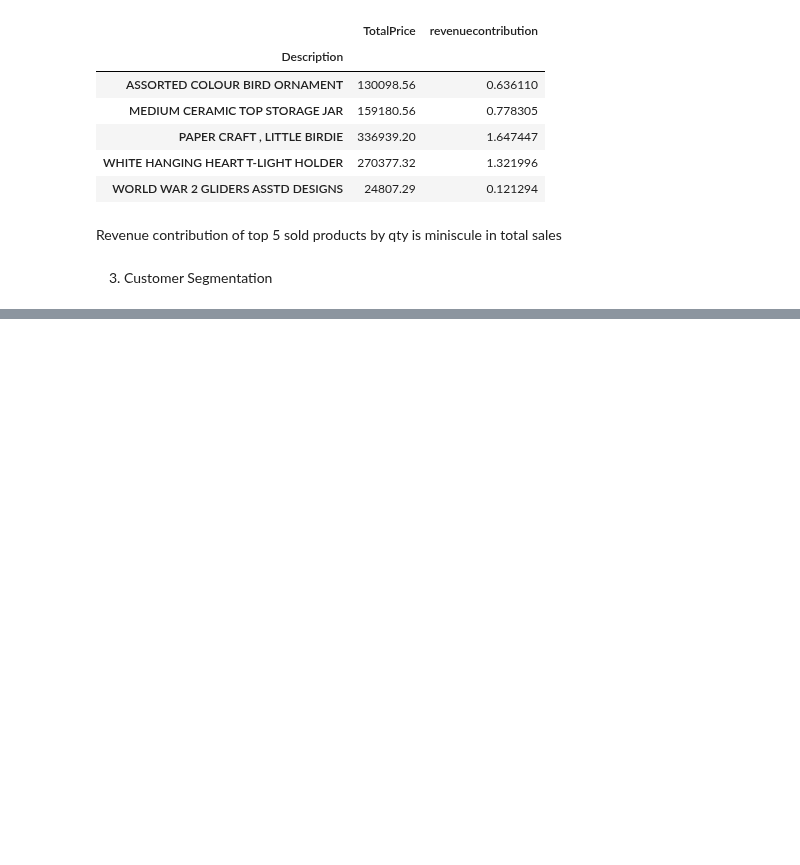
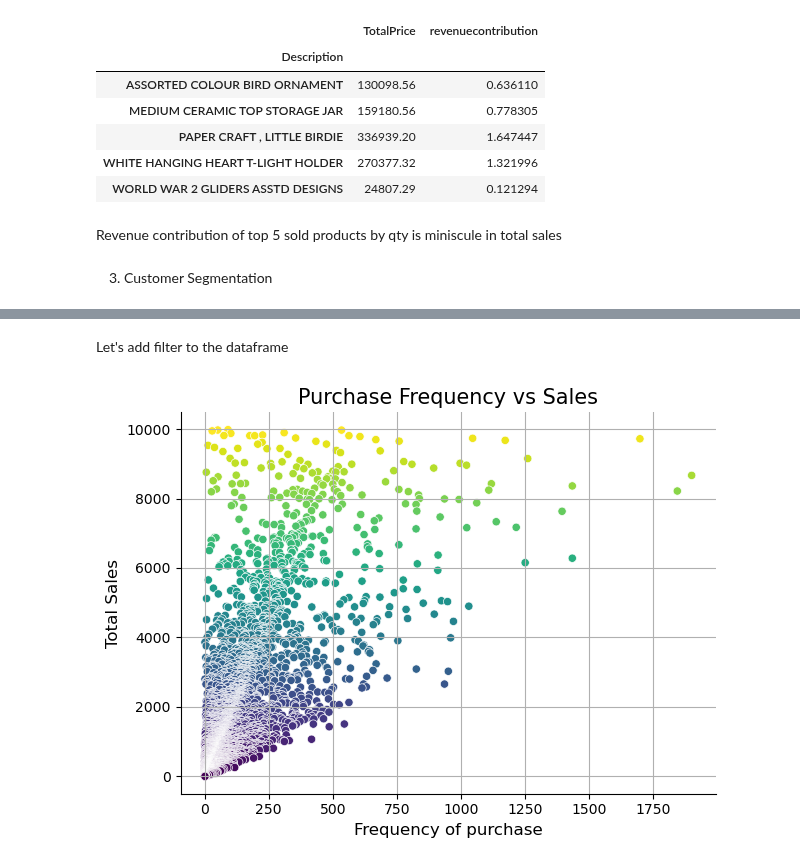
Before and after one commit to Prashant0594/python_data_projects, a Jupyter notebook: 3_online_retail_project/7_visualization_challenges.ipynb, the cells around one changed output, grey strips where cells are left out. Saved outputs shown, nothing was run; the diff lists cells and outputs as text; code cells hidden in the pictures; blank space fills up the shorter version.

```diff
--- a/3_online_retail_project/7_visualization_challenges.ipynb
+++ b/3_online_retail_project/7_visualization_challenges.ipynb
@@ -151,3 +175,17 @@ Revenue contribution of top 5 sold products by qty is miniscule in total sales
+# %% [markdown]
+Let's add filter to the dataframe
+# %%
+filtered=scatter[(scatter['Frequency']<=2000) & (scatter['TotalPrice']<=10000)]
+sns.scatterplot(data=filtered, x='Frequency', y='TotalPrice', palette='viridis', hue='TotalPrice',legend=False)
+plt.title('Purchase Frequency vs Sales', fontsize=15)
+plt.xlabel('Frequency of purchase', fontsize=12)
+plt.ylabel('Total Sales', fontsize=12)
+plt.grid(True)
+plt.tight_layout()
+sns.despine()
+plt.show()
+# %% [output]
+[figure, added]
 # %%
 df
 # %% [output]
```
Also changed, not shown: parts of 2 cells of this notebook.
